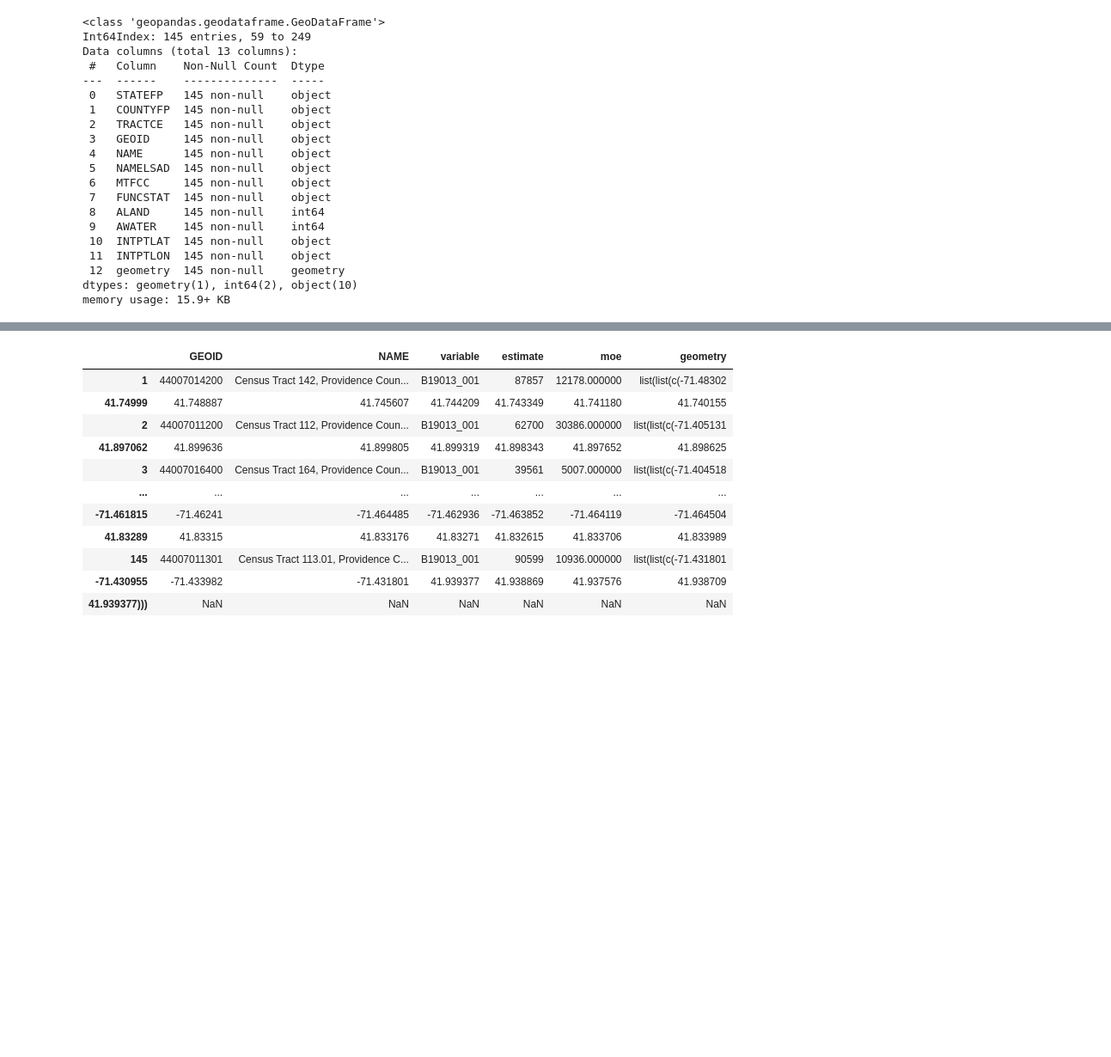
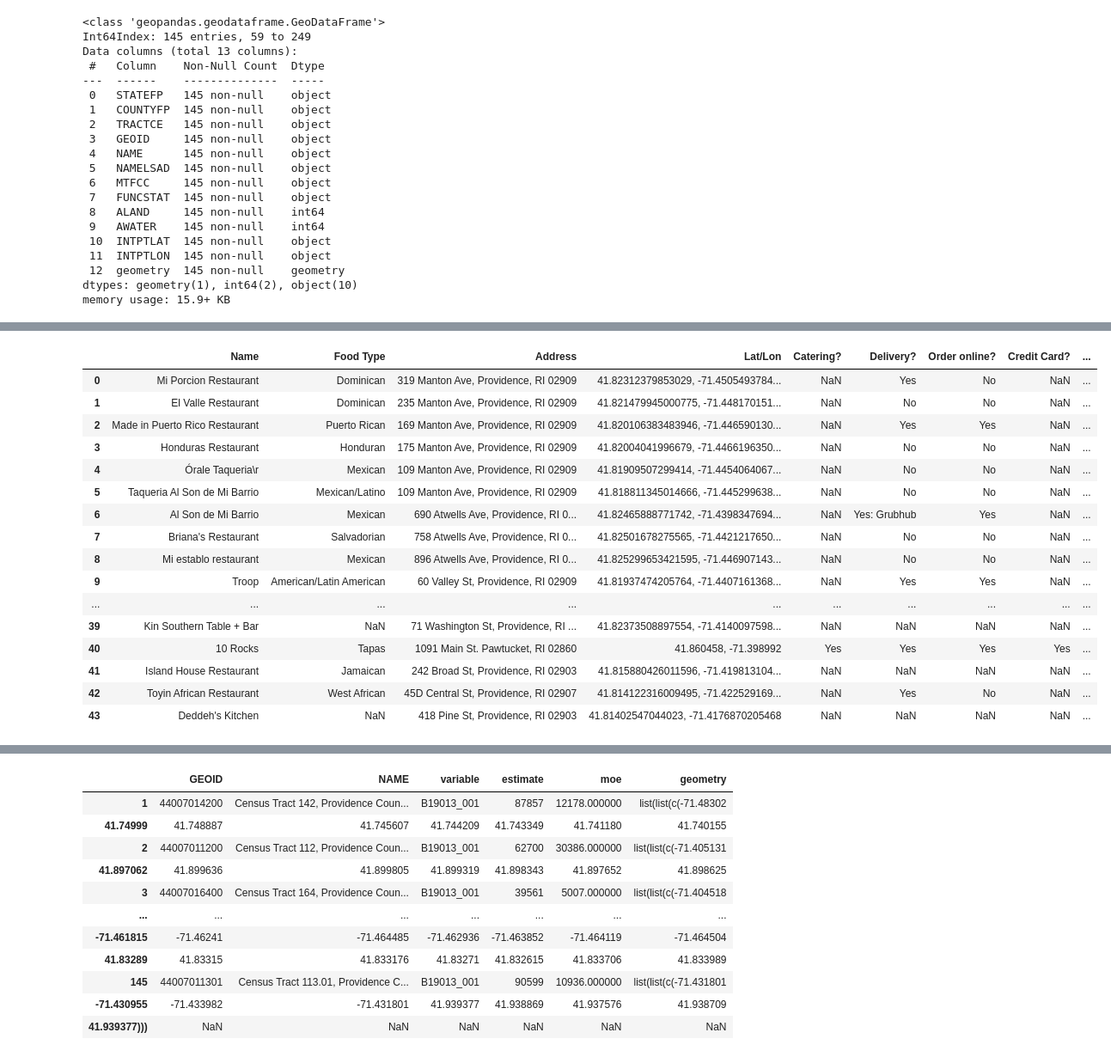
Before and after one commit to maminian/pvd-vendors, a Jupyter notebook: Untitled.ipynb, the cells around one changed output, grey strips where cells are left out. Shown at 86% size. Saved outputs shown, nothing was run; the diff lists cells and outputs as text; code cells hidden in the pictures; blank space fills up the shorter version.

```diff
--- a/Untitled.ipynb
+++ b/Untitled.ipynb
@@ -140,3 +132,33 @@ current
 | 21 | Wara Wara (Japanese fusion) | NaN | 776 Hope St, Providence, RI 02906 | 41.847986, -71.395555 | NaN | NaN | NaN | NaN | http://www.warawarari.com/ | ... |
 | 22 | Xaco Taco (burritos and tacos) | NaN | 370 Richmond St, Providence, RI 0... | 41.816995, -71.407442 | NaN | NaN | NaN | NaN | https://www.xacotacori.com/ | ... |
 | 23 | Yoleni’s (Greek, Mediterranean) | NaN | 292 Westminster St, Providence, R... | 41.822093, -71.413450 | NaN | NaN | NaN | NaN | https://providence.yolenis.com/ | ... |
+# %%
+
+# Create the pandas DataFrame
+proposed = pd.read_csv('proposed.csv')
+
+proposed = proposed[:44]
+
+
+proposed[['lat', 'long']] = proposed['Lat/Lon'].str.split(',', expand=True)
+
+# print dataframe.
+proposed
+# %% [output]
+|  | Name | Food Type | Address | Lat/Lon | Catering? | Delivery? | Order online? | Credit Card? | ... |
+| 0 | Mi Porcion Restaurant | Dominican | 319 Manton Ave, Providence, RI 02909 | 41.82312379853029, -71.4505493784... | NaN | Yes | No | NaN | ... |
+| 1 | El Valle Restaurant | Dominican | 235 Manton Ave, Providence, RI 02909 | 41.821479945000775, -71.448170151... | NaN | No | No | NaN | ... |
+| 2 | Made in Puerto Rico Restaurant | Puerto Rican | 169 Manton Ave, Providence, RI 02909 | 41.820106383483946, -71.446590130... | NaN | Yes | Yes | NaN | ... |
+| 3 | Honduras Restaurant | Honduran | 175 Manton Ave, Providence, RI 02909 | 41.82004041996679, -71.4466196350... | NaN | No | No | NaN | ... |
+| 4 | Órale Taqueria\r | Mexican | 109 Manton Ave, Providence, RI 02909 | 41.81909507299414, -71.4454064067... | NaN | No | No | NaN | ... |
+| 5 | Taqueria Al Son de Mi Barrio | Mexican/Latino | 109 Manton Ave, Providence, RI 02909 | 41.818811345014666, -71.445299638... | NaN | No | No | NaN | ... |
+| 6 | Al Son de Mi Barrio | Mexican | 690 Atwells Ave, Providence, RI 0... | 41.82465888771742, -71.4398347694... | NaN | Yes: Grubhub | Yes | NaN | ... |
+| 7 | Briana's Restaurant | Salvadorian | 758 Atwells Ave, Providence, RI 0... | 41.82501678275565, -71.4421217650... | NaN | No | No | NaN | ... |
+| 8 | Mi establo restaurant | Mexican | 896 Atwells Ave, Providence, RI 0... | 41.825299653421595, -71.446907143... | NaN | No | No | NaN | ... |
+| 9 | Troop | American/Latin American | 60 Valley St, Providence, RI 02909 | 41.81937474205764, -71.4407161368... | NaN | Yes | Yes | NaN | ... |
+| ... | ... | ... | ... | ... | ... | ... | ... | ... | ... |
+| 39 | Kin Southern Table + Bar | NaN | 71 Washington St, Providence, RI ... | 41.82373508897554, -71.4140097598... | NaN | NaN | NaN | NaN | ... |
+| 40 | 10 Rocks | Tapas | 1091 Main St. Pawtucket, RI 02860 | 41.860458, -71.398992 | Yes | Yes | Yes | Yes | ... |
+| 41 | Island House Restaurant | Jamaican | 242 Broad St, Providence, RI 02903 | 41.815880426011596, -71.419813104... | NaN | NaN | NaN | NaN | ... |
+| 42 | Toyin African Restaurant | West African | 45D Central St, Providence, RI 02907 | 41.814122316009495, -71.422529169... | NaN | Yes | No | NaN | ... |
+| 43 | Deddeh's Kitchen | NaN | 418 Pine St, Providence, RI 02903 | 41.81402547044023, -71.4176870205468 | NaN | NaN | NaN | NaN | ... |
```
Also changed, not shown: parts of 8 cells of this notebook, 3 other files.
